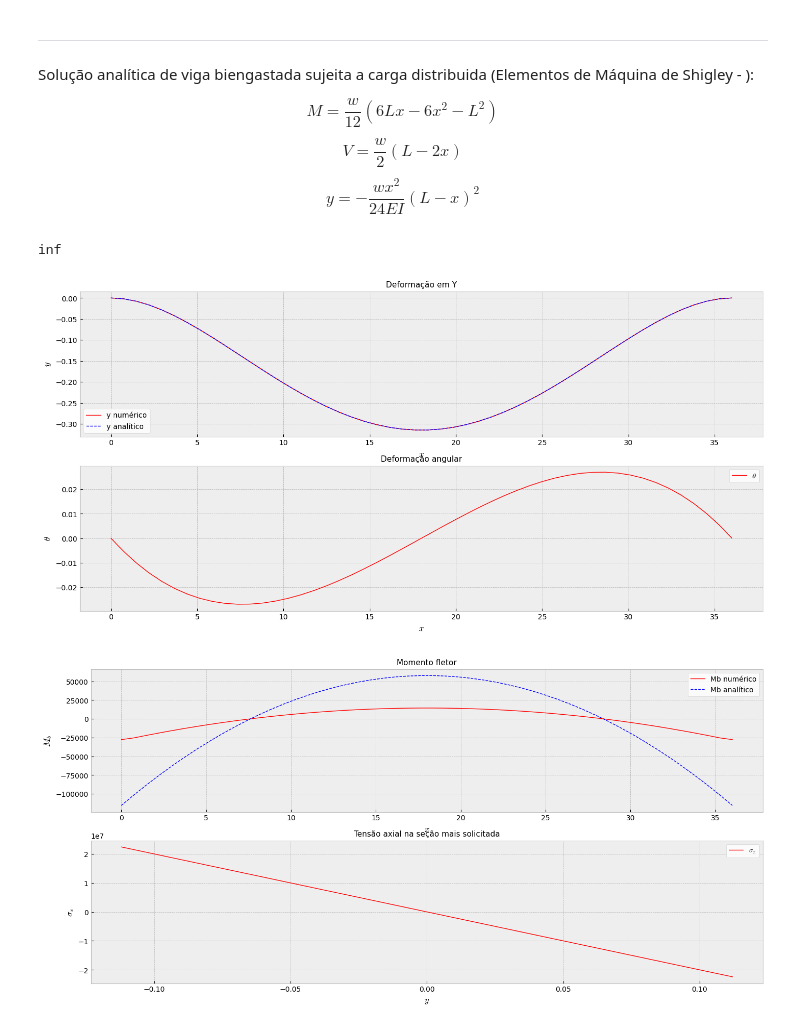
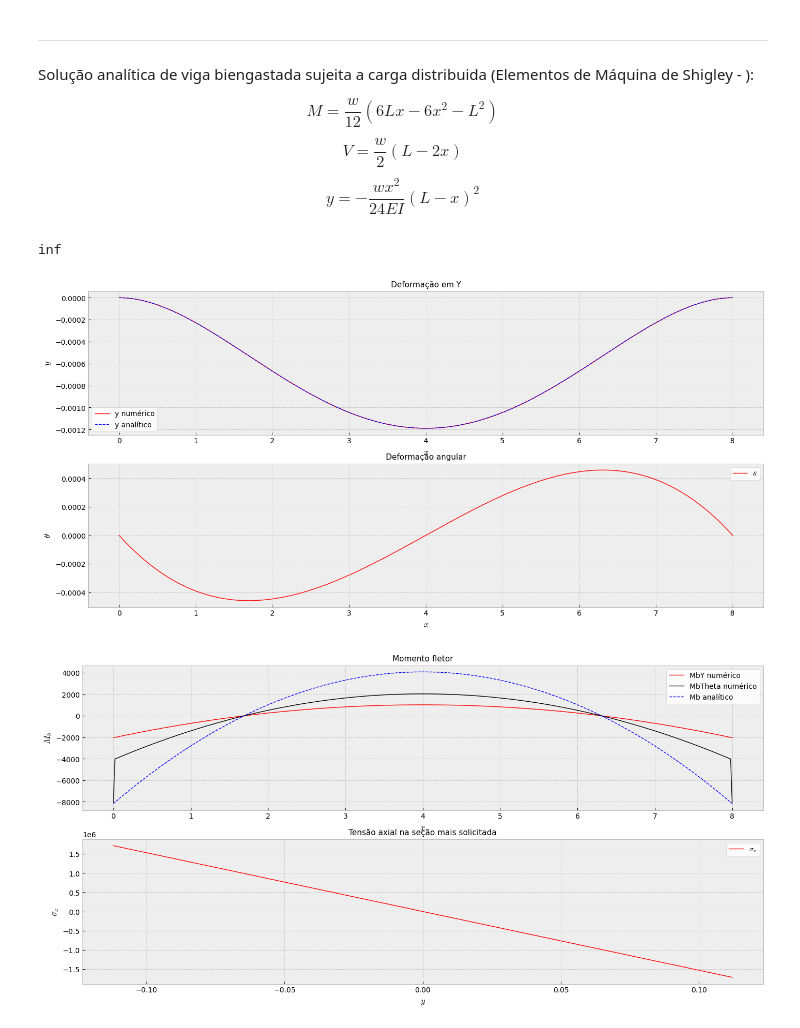
Before and after one commit to jpedro-rod/ElementosFinitos, a Jupyter notebook: MEF_Estrutural.ipynb, the cells around one changed output. Drawn from its saved outputs; the diff is of its cells as text; code cells hidden in the pictures.

Commit message:
Mb por derivacao de theta

```diff
--- a/MEF_Estrutural.ipynb
+++ b/MEF_Estrutural.ipynb
@@ -150,8 +152,8 @@ $$ y = - \frac{w x^2}{24 E I} (L - x)^2 $$
 # parametros da simulacao
 
 ## malha
-L = 36.0   # m
-nx = 50
+L = 8.0   # m
+nx = 400
 ne = nx-1
 nGL = 2*nx
 
@@ -162,11 +164,15 @@ Thetao = 0.0 #np.pi/12.0
 Thetaf = 0.0 #np.pi/12.0
 
 # propriedades da linha
-d = 0.180  # m
-t = 0.022   # m
-D = d + 2.0*t   # m
-A = np.pi*(D**2.0 - d**2.0)/4.0   # m^2
-I = np.pi*(D**4.0 - d**4.0)/64.0   # m^4
+## tubulacao
+#d = 0.180  # m
+#t = 0.022   # m
+#D = d + 2.0*t   # m
+#A = np.pi*(D**2.0 - d**2.0)/4.0   # m^2
+#I = np.pi*(D**4.0 - d**4.0)/64.0   # m^4
+## viga de secao retangular
+A = 0.10*0.20   # m^2
+I = 0.10*0.20**3/12.0
 E = 206.0*10.0**9.0   # GPa
 rho = 7800.0   # kg/m^3
 rho_l = rho*A   # kg/m
@@ -353,9 +359,26 @@ for i in range(1,len(Y)-1):
     h = (X[i+1] - X[i-1])
     d2Y[i] = (Y[i+1] - 2*Y[i] + Y[i-1])/h**2
 
+# derivada de theta (d2y/dx2)
+
+dTheta = np.empty(len(Theta))
+
+ho = (X[1] - X[0])
+dTheta[0] = (Theta[1] - Theta[0])/ho
+
+hf = (X[-1] - X[-2])
+dTheta[-1] = (Theta[-1] - Theta[-2])/hf
+
+for i in range(1,len(Y)-1):
+    h = (X[i+1] - X[i-1])
+    dTheta[i] = (Theta[i+1] - Theta[i-1])/(2*h)
+
 # momento fletor e momento fletor maximo
 MbY = E*I*d2Y
 MbYmax = E*I*np.max(d2Y)
+
+MbTheta = E*I*dTheta
+MbThetamax = E*I*np.max(dTheta)
 
 # tensão axial na secao mais solicitada
 Y_CrossSection = np.linspace(-D/2.0, D/2.0, nx)
@@ -381,33 +404,34 @@ ax1.plot(X,Y, color='red', linewidth=1.0, label=r'y numérico')
 ax1.plot(X,Y_a(X,q(X),L,E,I), 'b--', linewidth=1.0, label=r'y analítico')
 ax1.set_title('Deformação em Y',fontdict={'fontsize':11})
 ax1.set_xlabel('$x$',fontdict={'fontsize':12})
 ax1.set_ylabel('$y$',fontdict={'fontsize':12})
 ax1.legend(loc='best',facecolor ='w')
 
 ax2.plot(X,Theta, color='red', linewidth=1.0, label=r'$\theta$')
 ax2.set_title('Deformação angular',fontdict={'fontsize':11})
 ax2.set_xlabel('$x$',fontdict={'fontsize':12})
 ax2.set_ylabel('$\\theta$',fontdict={'fontsize':12})
 ax2.legend(loc='best',facecolor ='w')
 
 
 fig1, ((ax3), (ax4)) = plt.subplots(2, sharey=False, sharex=False, figsize = (17,8))
 
-ax3.plot(X,MbY, color='red', linewidth=1.0, label=r'Mb numérico')
+ax3.plot(X,MbY, color='red', linewidth=1.0, label=r'MbY numérico')
+ax3.plot(X,MbTheta, 'k', linewidth=1.0, label=r'MbTheta numérico')
 ax3.plot(X,Mb_a(X,q(X),L), 'b--', linewidth=1.0, label=r'Mb analítico')
 ax3.set_title('Momento fletor',fontdict={'fontsize':11})
 ax3.set_xlabel('$x$',fontdict={'fontsize':12})
 ax3.set_ylabel('$M_b$',fontdict={'fontsize':12})
 ax3.legend(loc='best',facecolor ='w')
 
 ax4.plot(Y_CrossSection,sigmab, color='red', linewidth=1.0, label=r'$\sigma_x$')
 ax4.set_title('Tensão axial na seção mais solicitada',fontdict={'fontsize':11})
 ax4.set_xlabel('$y$',fontdict={'fontsize':12})
 ax4.set_ylabel('$\\sigma_x$',fontdict={'fontsize':12})
 ax4.legend(loc='best',facecolor ='w')
 
 plt.show()
 # %% [output]
 inf
-[figure, old version]
+[figure, new version]
-[figure, old version]
+[figure, new version]
```
Also changed, not shown: parts of 1 cell of this notebook.
